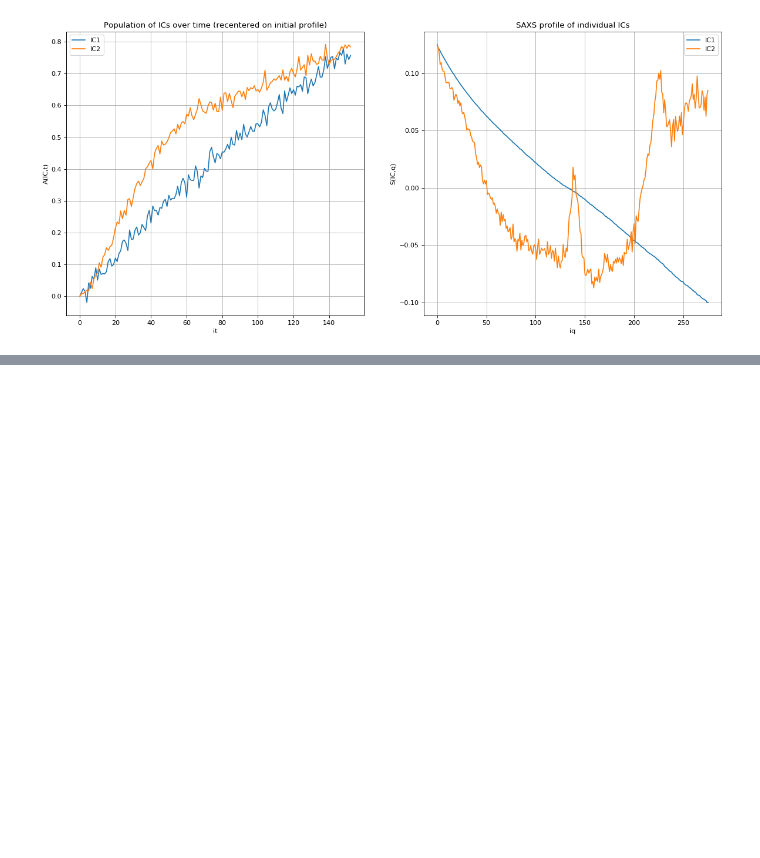
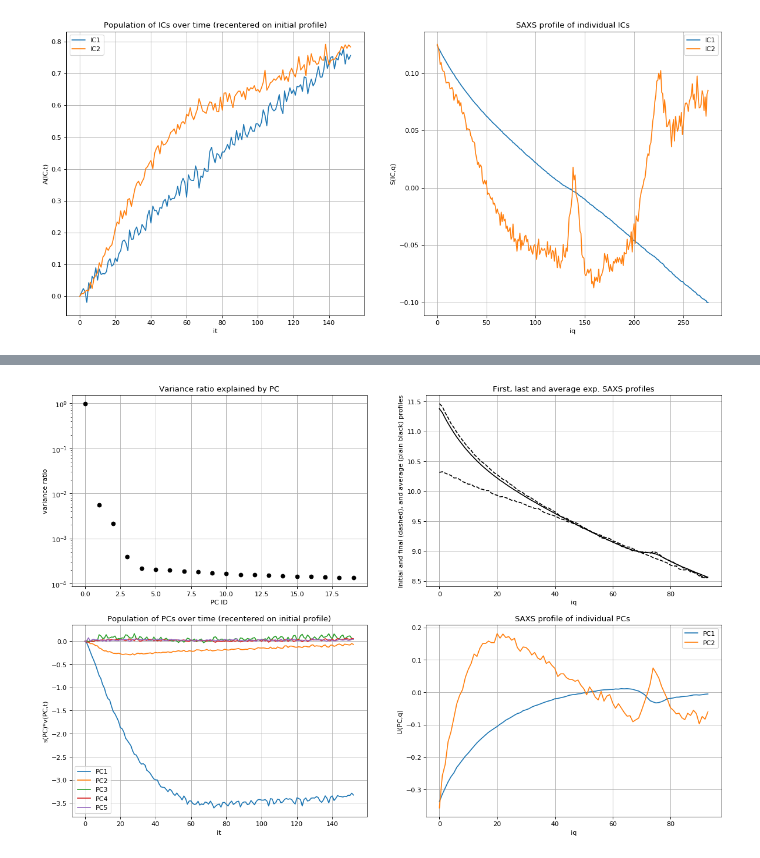
Before and after one commit to fredericpoitevin/trSAXS, a Jupyter notebook: docs/trSAXS-Slayer.ipynb, the cells around one changed output, grey strips where cells are left out. Drawn from its saved outputs; the diff is of its cells as text; code cells hidden in the pictures; blank space fills up the shorter version.

```diff
--- a/docs/trSAXS-Slayer.ipynb
+++ b/docs/trSAXS-Slayer.ipynb
@@ -237,0 +233,99 @@ plt.show()
+# %%
+qlen = len(raw_q)
+qmin = 0 #int(qlen*(1/10)) # int(qlen*(1/100))# int(qlen*(5/100)) # 0
+qmax = int(qlen*(12/100))# int(qlen*(0.45)) # int(qlen*(1/2)) # int(qlen*(3/4)) # int(qlen*(1/2))
+tlen = len(raw_t)
+tmin = 0 # int(tlen*(0.33))
+tmax = int(tlen*(1)) # int(tlen*(1))
+q = raw_q[qmin:qmax]
+t = raw_t[tmin:tmax]
+data = np.log(raw_data[qmin:qmax,tmin:tmax])
+print("New data size (q,t,I(q,t)) = ",q.shape,t.shape,data.shape)
+#
+# Compute PCA
+pca = PCA(n_components=20)
+H = pca.fit_transform(data.T)  # Reconstruct signals based on orthogonal components
+
+## parameters for figure below
+nPCs = 5
+eigenval = pca.singular_values_[0:nPCs]
+eigenvec = pca.components_.T[:,0:nPCs]
+weights  = pca.transform(data.T)
+meanvec  = pca.mean_
+initvec  = data.T[0,:]
+endvec   = data.T[len(t)-1,:]
+labels = ['PC1', 'PC2', 'PC3','PC4','PC5']
+#
+plt.figure(figsize=(18, 12), dpi= 80, facecolor='w', edgecolor='k')
+#
+plt.subplot(221)
+plt.grid()
+plt.title('Variance ratio explained by PC')
+plt.xlabel('PC ID')
+plt.ylabel('variance ratio')
+plt.semilogy(pca.explained_variance_ratio_, 'ko')
+#plt.semilogy(np.cumsum(pca.explained_variance_ratio_), 'ko')
+#
+plt.subplot(222)
+plt.grid()
+plt.title('First, last and average exp. SAXS profiles')
+plt.xlabel('iq')
+plt.ylabel('Initial and final (dashed), and average (plain black) profiles')
+plt.plot(initvec, 'k--')
+plt.plot(endvec, 'k--')
+plt.plot(meanvec, color='black')
+#
+plt.subplot(223)
+plt.grid()
+plt.title('Population of PCs over time (recentered on initial profile)')
+plt.xlabel('it')
+plt.ylabel('s(PC)*v(PC,t)')
+for i in np.arange(0,nPCs,1):
+    wzero = weights[0,i]
+    plt.plot(weights[:,i]-wzero, label=labels[i])
+plt.legend()
+#
+plt.subplot(224)
+plt.grid()
+plt.title('SAXS profile of individual PCs ')
+plt.xlabel('iq')
+plt.ylabel('U(PC,q)')
+for i in np.arange(0,2,1):
+    plt.plot(eigenvec[:,i] , label=labels[i])
+plt.legend()
+#
+plt.show()
+#
+denoised = data
+nICs = 2
+ica = FastICA(n_components=nICs,algorithm='parallel',fun="logcosh")
+S_ = ica.fit_transform(denoised)  # Reconstruct signals
+A_ = ica.mixing_  # Get estimated mixing matrix
+#
+# parameters for figure below
+#
+labels = ['IC1', 'IC2', 'IC3','IC4', 'IC5', 'IC6','IC7', 'IC8', 'IC9', 'IC10']
+#
+plt.figure(figsize=(18, 8), dpi= 80, facecolor='w', edgecolor='k')
+#
+plt.subplot(121)
+plt.grid()
+plt.title('Population of ICs over time (recentered on initial profile)')
+plt.xlabel('it')
+plt.ylabel('A(IC,t)')
+for y_arr, label in zip(A_.T, labels):
+    yzero = y_arr[0]
+    plt.plot(y_arr - yzero, label=label)
+plt.legend()
+#
+plt.subplot(122)
+plt.grid()
+plt.title('SAXS profile of individual ICs')
+plt.xlabel('iq')
+plt.ylabel('S(IC,q)')
+for y_arr, label in zip(S_.T, labels):
+    plt.plot(y_arr , label=label)
+plt.legend()
+#
+plt.show()
+# %% [output]
@@ -237,0 +333 @@ plt.show()
+[figure, added]
```
Also changed, not shown: parts of 4 cells of this notebook, 3 other files.
